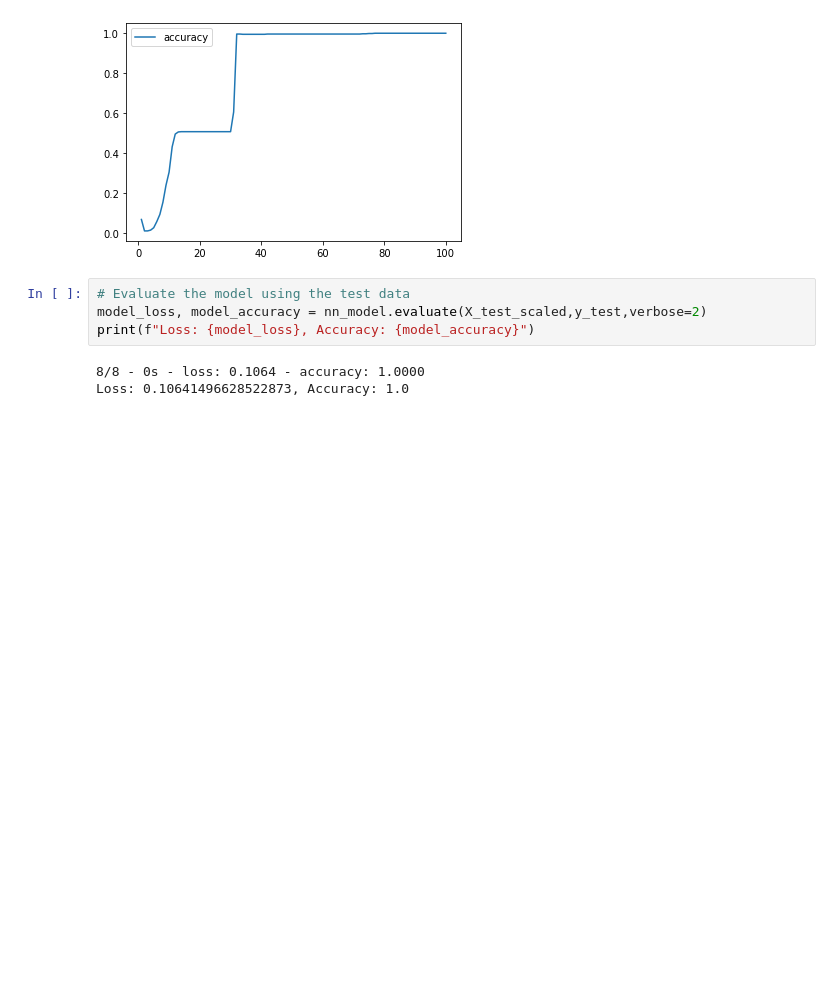
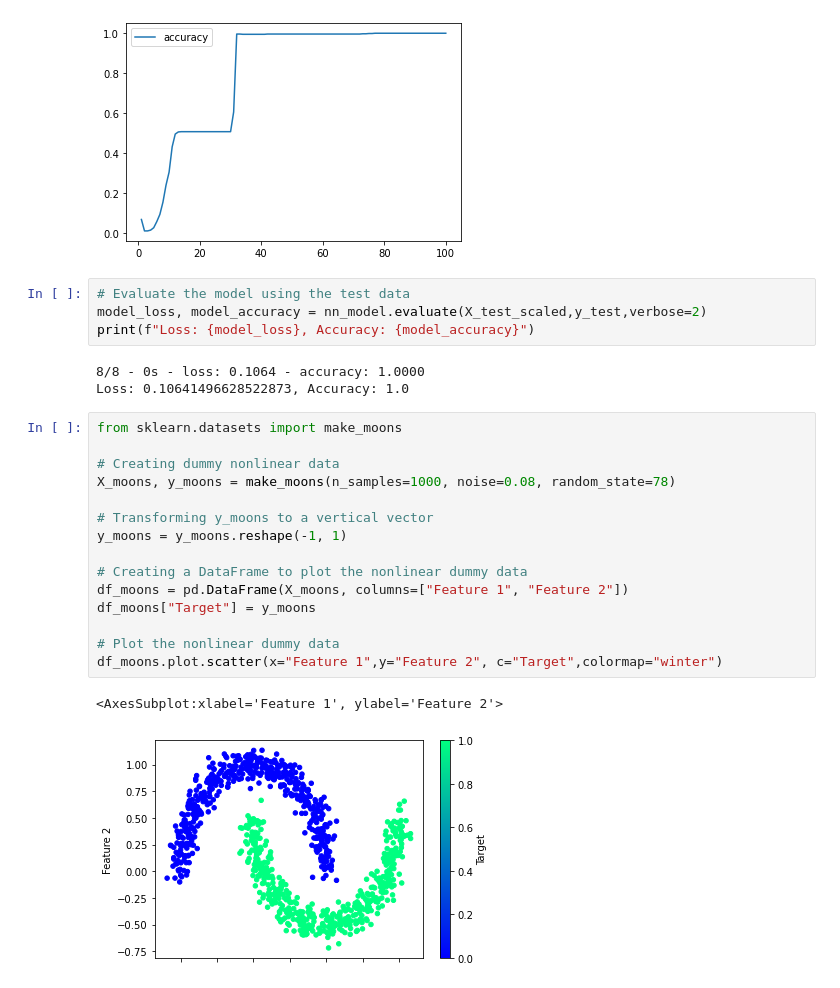
Before and after one commit to macosta2015/Neural-Networks, a Jupyter notebook: Untitled.ipynb, the cells around one changed output. Drawn from its saved outputs; the diff is of its cells as text; blank space fills up the shorter version.

Commit message:
Non Lineal data

```diff
--- a/Untitled.ipynb
+++ b/Untitled.ipynb
@@ -103,3 +103,21 @@ print(f"Loss: {model_loss}, Accuracy: {model_accuracy}")
 # %% [output]
 8/8 - 0s - loss: 0.1064 - accuracy: 1.0000
 Loss: 0.10641496628522873, Accuracy: 1.0
+# %%
+from sklearn.datasets import make_moons
+
+# Creating dummy nonlinear data
+X_moons, y_moons = make_moons(n_samples=1000, noise=0.08, random_state=78)
+
+# Transforming y_moons to a vertical vector
+y_moons = y_moons.reshape(-1, 1)
+
+# Creating a DataFrame to plot the nonlinear dummy data
+df_moons = pd.DataFrame(X_moons, columns=["Feature 1", "Feature 2"])
+df_moons["Target"] = y_moons
+
+# Plot the nonlinear dummy data
+df_moons.plot.scatter(x="Feature 1",y="Feature 2", c="Target",colormap="winter")
+# %% [output]
+<AxesSubplot:xlabel='Feature 1', ylabel='Feature 2'>
+[figure, added]
```
Also changed, not shown: parts of 2 cells of this notebook.
